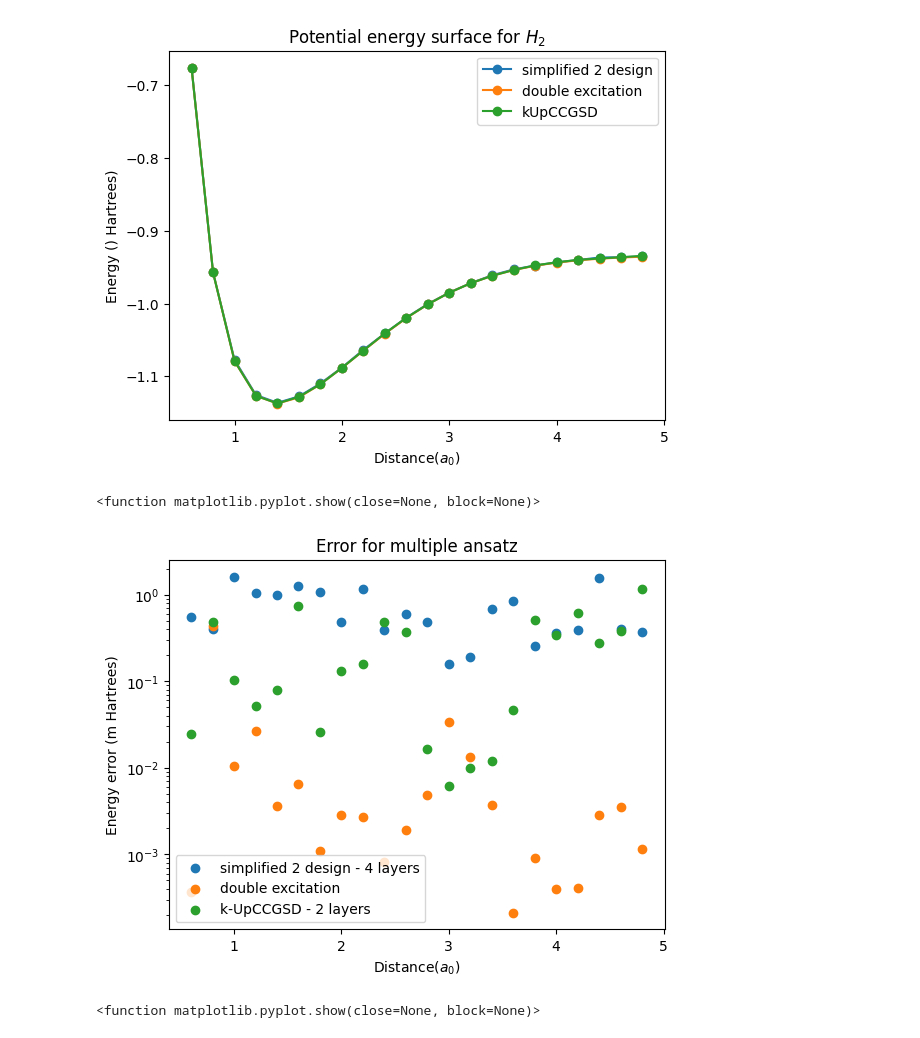
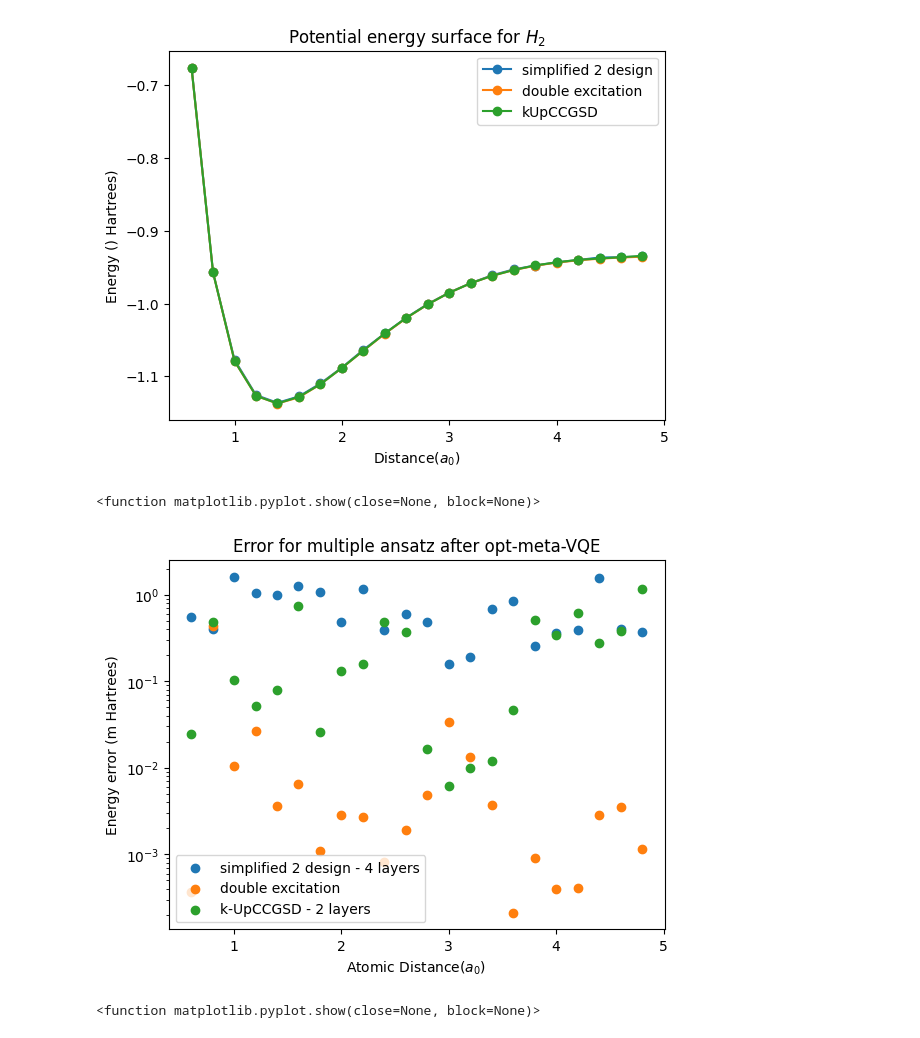
Before and after one commit to sergioandrescs/meta-VQE-pennylane, a Jupyter notebook: plot_join_ansatz.ipynb, the cells around one changed output. Saved outputs shown, nothing was run; the diff lists cells and outputs as text; code cells hidden in the pictures.

Commit message:
Chchil error for opt-meta-VQE

```diff
--- a/plot_join_ansatz.ipynb
+++ b/plot_join_ansatz.ipynb
@@ -59,18 +59,18 @@ plt.show
 # %%
 # Plot for errors
 plt.scatter(test_points,[np.abs(i-j)*1000 for i,j in zip(s2design["opt_meta"] ,fci_energies)], label="simplified 2 design - 4 layers", marker='o')
 plt.scatter(test_points,[np.abs(i-j)*1000 for i,j in zip(double_ex["opt_meta"] ,fci_energies)], label="double excitation", marker='o')
 plt.scatter(test_points,[np.abs(i-j)*1000 for i,j in zip(kUpCCGSD_2k["opt_meta"] ,fci_energies)], label="k-UpCCGSD - 2 layers", marker='o')
 
 plt.legend()
-plt.title('Error for multiple ansatz')
+plt.title('Error for multiple ansatz after opt-meta-VQE')
 plt.yscale('log',base=10)
 plt.ylabel('Energy error (m Hartrees)')
-plt.xlabel('Distance($a_{0}$)')
+plt.xlabel('Atomic Distance($a_{0}$)')
 plt.show
 # %% [output]
 <function matplotlib.pyplot.show(close=None, block=None)>
-[figure, old version]
+[figure, new version]
 # %%
 # Meta VQE description plot
 train_points_indexes = [2,6,10,14,18]
```
Also changed, not shown: 4 other files.
